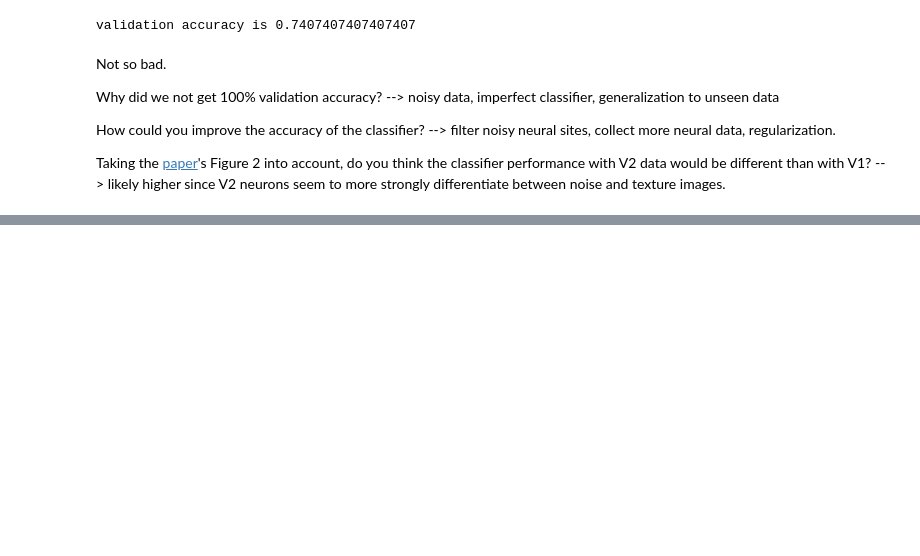
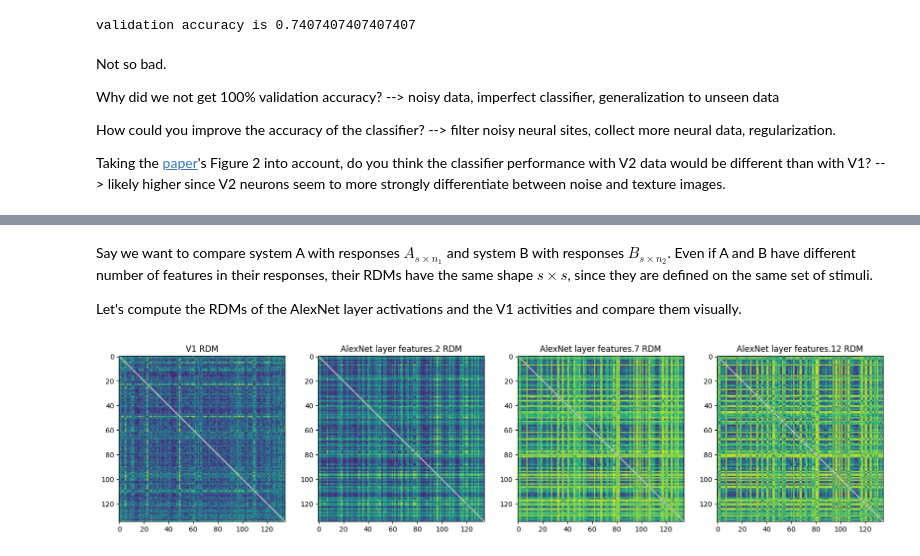
Before and after one commit to epflneuroailab/cajal2025, a Jupyter notebook: cajal2025.ipynb, the cells around one changed output, grey strips where cells are left out. Cells and saved outputs as stored; diff of their text form; code cells hidden in the pictures; blank space fills up the shorter version.

```diff
--- a/cajal2025.ipynb
+++ b/cajal2025.ipynb
@@ -367,8 +367,8 @@ def average_time_range(data, time_window):
     return data
 
 time_average = average_time_range(v1_data, time_window = (50, 200))
-time_average = average_repetition(time_average)
-inspect_without_attrs(time_average)
+v1_average = average_repetition(time_average)
+inspect_without_attrs(v1_average)
 # %% [output]
 <xarray.NeuronRecordingAssembly 'movshon.FreemanZiemba2013.public' ( neuroid_id: 102, presentation: 135)> dask.array<transpose, shape=(102, 135), dtype=float64, chunksize=(102, 1), chunktype=numpy.nda ...
 xarray.NeuronRecordingAssembly
@@ -494,0 +598,47 @@ Next, we come to the step of modeling. In this step, we try to establish models
+# %%
+# this function compute the similarity matrix of X [num_stimuli, num_neurons]
+def sim(X):
+    # normalize X by subtracting the mean and divding it by the std over the neuron dimension
+    mean = np.mean(X, axis=1, keepdims=True)
+    std = np.std(X, axis=1, keepdims=True)
+    X_ = (X - mean) / (std + 1e-8)
+
+    # compute the similarity matrix
+    s = X_.shape[1]
+    sim_X = X_ @ X_.T / s
+
+    return sim_X
+
+# this function compute the RDM of X [num_stimuli, num_neurons]
+def rdm(X):
+    return 1 - sim(X)
+# %% [markdown]
+Say we want to compare system A with responses $A_{s\times n_1}$ and system B with responses $B_{s\times n_2}$. Even if A and B have different number of features in their responses, their RDMs have the same shape $s \times s$, since they are defined on the same set of stimuli.
+
+Let's compute the RDMs of the AlexNet layer activations and the V1 activities and compare them visually.
+# %%
+# compute RDMs
+layer_rdms = []
+for layer in layers:
+    layer_rdms.append(
+        rdm(alexnet_assemblies[layer].transpose('presentation', 'neuroid').values)
+    )
+
+v1_rdm = rdm(v1_average.transpose('presentation', 'neuroid_id').values)
+
+# set the diagonals to nan
+s = v1_rdm.shape[0]
+for layer_rdm in layer_rdms:
+    layer_rdm[range(s),range(s)] = np.nan
+v1_rdm[range(s),range(s)] = np.nan
+
+# compute them visually
+fig, axes = pyplot.subplots(1, 4, figsize=(20, 5))
+axes[0].imshow(v1_rdm)
+axes[0].set_title("V1 RDM")
+for i, layer_rdm in enumerate(layer_rdms):
+    axes[i+1].imshow(layer_rdm)
+    axes[i+1].set_title(f"AlexNet layer {layers[i]} RDM")
+pyplot.show()
+# %% [output]
+[figure, added]
```
Also changed, not shown: parts of 29 cells of this notebook.
